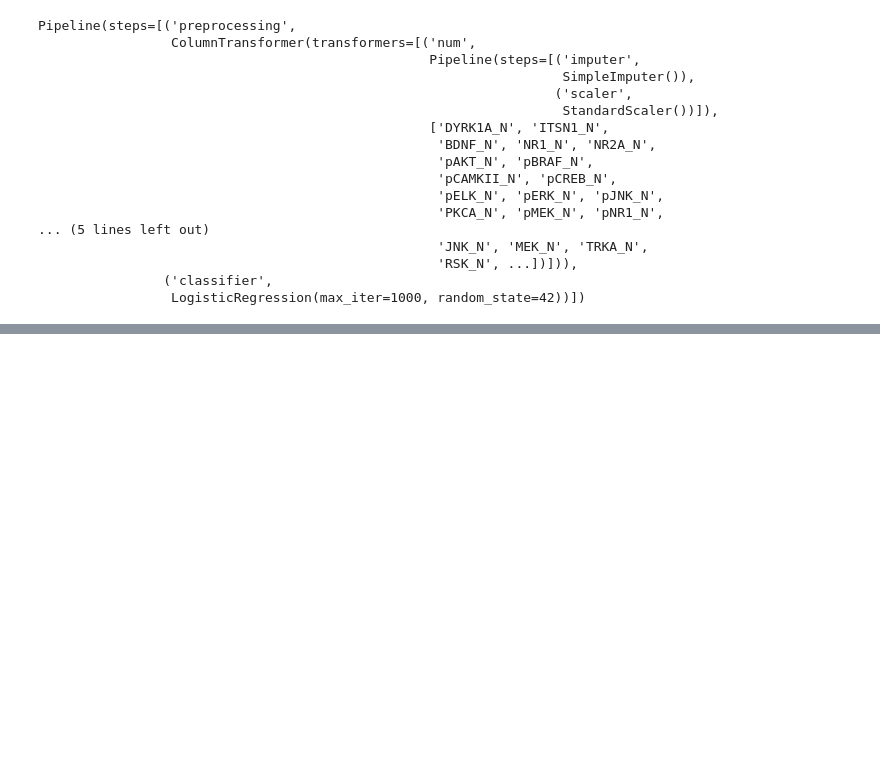
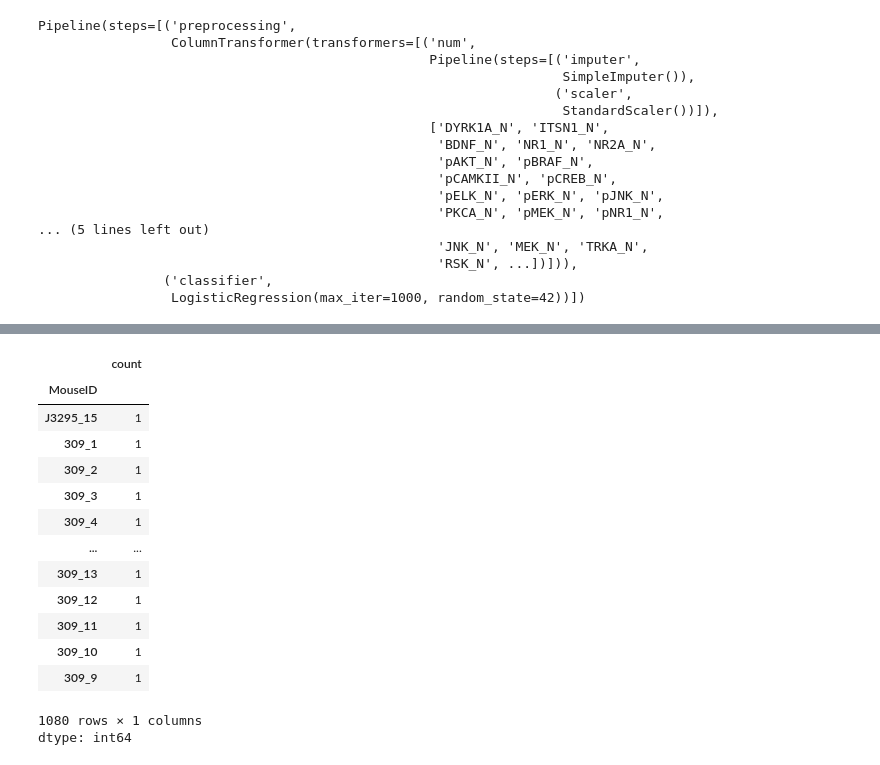
Before and after one commit to gusjoa/ML_medbioinfo, a Jupyter notebook: ML_medbioinfo.ipynb, the cells around one changed output, grey strips where cells are left out. Saved outputs shown, nothing was run; the diff lists cells and outputs as text; code cells hidden in the pictures; blank space fills up the shorter version.

```diff
--- a/ML_medbioinfo.ipynb
+++ b/ML_medbioinfo.ipynb
@@ -235,0 +336,23 @@ Pipeline(steps=[('preprocessing',
+# %%
+# Define target and features
+X = df.drop(columns=["class"])       # drop the label column from features
+y = df[["class"]]                    # target column
+
+# Check how many measurements per mouse
+X["MouseID"].value_counts()
+# %% [output]
+|  | count |
+| MouseID |  |
+| J3295_15 | 1 |
+| 309_1 | 1 |
+| 309_2 | 1 |
+| 309_3 | 1 |
+| 309_4 | 1 |
+| ... | ... |
+| 309_13 | 1 |
+| 309_12 | 1 |
+| 309_11 | 1 |
+| 309_10 | 1 |
+| 309_9 | 1 |
+1080 rows × 1 columns
+dtype: int64
```
Also changed, not shown: parts of 30 cells of this notebook.
